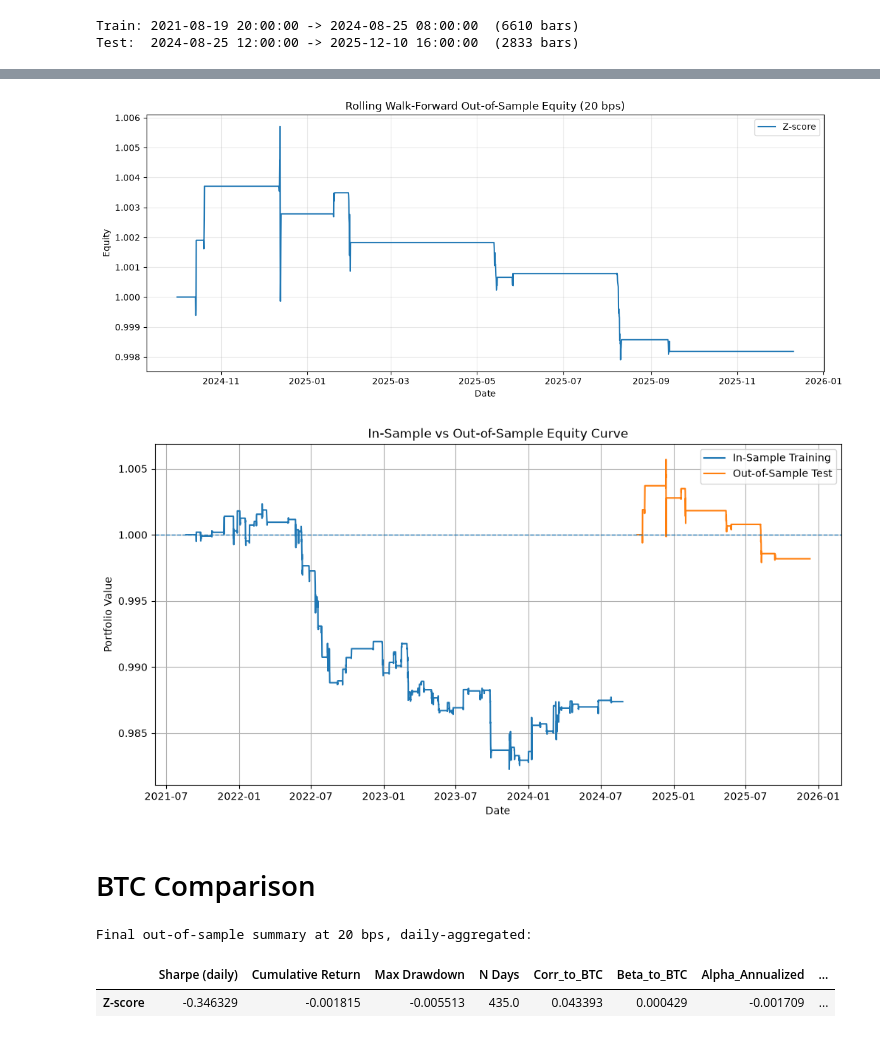
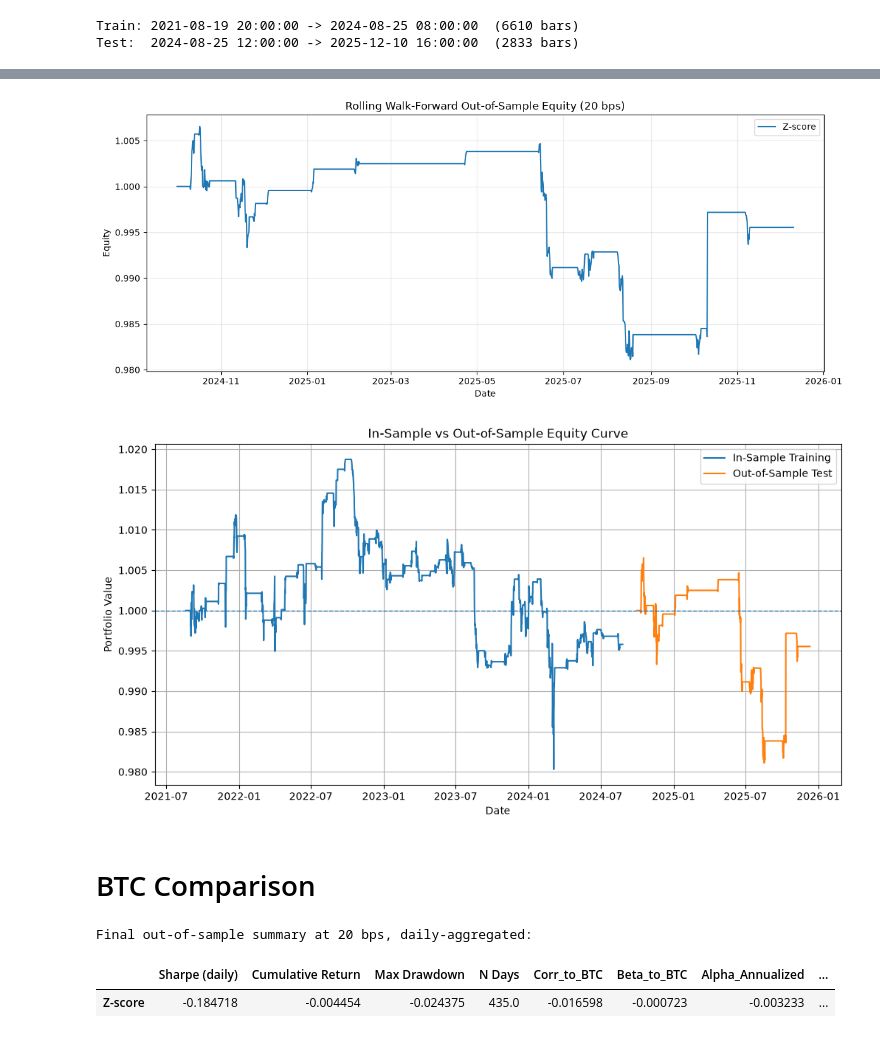
Before and after one commit to blrodriguez18/WSQproject, a Jupyter notebook: clean.ipynb, the cells around one changed output, grey strips where cells are left out. Drawn from its saved outputs; the diff is of its cells as text; code cells hidden in the pictures.

```diff
--- a/clean.ipynb
+++ b/clean.ipynb
@@ -296,7 +296,7 @@ def rolling_zscore(series, window=25):
 # ----------------------------------------------
 # Create Z-score positions per timestamp
 # ----------------------------------------------
-def build_zscore_positions(z, entry_z=2.0, exit_z=0.25, min_persist=4, cooldown_bars=0, allow_entry=None):
+def build_zscore_positions(z, entry_z=2.0, exit_z=0.25, min_persist=MIN_PERSIST, cooldown_bars=0, allow_entry=None):
     position = 0
     cooldown = 0
     below_count = 0
@@ -452,7 +452,7 @@ FEE_BPS_MAIN = 20.0
 WINDOW = 25
 Z_ENTRY = 2.5
 Z_EXIT = 0.5
-MIN_PERSIST = 2
+MIN_PERSIST = 1
 COOLDOWN_BARS = 0
 VOL_WINDOW = 50
 
@@ -669,7 +669,7 @@ def simple_grid_search(prices_1h, fee_bps=20.0):
             window_bars = max(5, round(wh / hours))
 
             for cooldown_bars in cooldown_bars_grid:
-                port_ret, _, _, _, _ = quarterly_walkforward(p_train, start_date=train_start, lookback=wf_lookback, param_value=Z_ENTRY, fee_bps=fee_bps, window=window_bars, exit_z=Z_EXIT, max_pairs=20, min_persist=2, cooldown_bars=cooldown_bars, pair_cache=pair_cache, timeframe_hours=hours)
+                port_ret, _, _, _, _ = quarterly_walkforward(p_train, start_date=train_start, lookback=wf_lookback, param_value=Z_ENTRY, fee_bps=fee_bps, window=window_bars, exit_z=Z_EXIT, max_pairs=20, min_persist=MIN_PERSIST, cooldown_bars=cooldown_bars, pair_cache=pair_cache, timeframe_hours=hours)
 
                 if port_ret.empty:
                     continue
@@ -786,7 +800,7 @@ z_port_ret, z_port_equity, z_w_applied, z_quarters, z_pair_bts = quarterly_walkf
     window=BEST_WINDOW_Z,
     exit_z=Z_EXIT,
     max_pairs=20,
-    min_persist=2,
+    min_persist=MIN_PERSIST,
     cooldown_bars=BEST_COOLDOWN_Z,
     timeframe_hours=BEST_TIMEFRAME_Z
 )
@@ -1076,7 +1090,7 @@ plt.grid(True, alpha=0.3)
 plt.tight_layout()
 plt.show()
 # %% [output]
-[figure, old version]
+[figure, new version]
 # %%
 p_train_best = train_best_z.copy()
 
@@ -1102,40 +1116,40 @@ train_bts, train_rets, train_metrics = run_pairs(
     Z_ENTRY,
     FEE_BPS_MAIN,
     window=BEST_WINDOW_Z,
-    min_persist=2,
+    min_persist=MIN_PERSIST,
     cooldown_bars=BEST_COOLDOWN_Z,
     timeframe_hours=BEST_TIMEFRAME_Z
 )
 
 # Build an equal-volatility training portfolio
 train_rets_df = pd.concat(train_rets.values(), axis=1, join="inner").dropna(how="any")
 train_inv_vol = 1 / train_rets_df.std().replace(0, np.nan)
 train_weights = train_inv_vol / train_inv_vol.sum()
 train_port_ret = train_rets_df.mul(train_weights, axis=1).sum(axis=1)
 
 # Training equity curve
 train_equity = (1 + train_port_ret).cumprod()
 
 # Out-of-sample equity curve from the quarterly walk-forward
 test_equity = z_port_equity.copy()
 
 # Normalize both curves to start at 1
 train_equity = train_equity / train_equity.iloc[0]
 test_equity = test_equity / test_equity.iloc[0]
 
 # Plot
 plt.figure(figsize=(12, 6))
 plt.plot(train_equity.index, train_equity.values, label="In-Sample Training")
 plt.plot(test_equity.index, test_equity.values, label="Out-of-Sample Test")
 plt.axhline(1.0, linestyle="--", linewidth=1)
 plt.xlabel("Date")
 plt.ylabel("Portfolio Value")
 plt.title("In-Sample vs Out-of-Sample Equity Curve")
 plt.legend()
 plt.grid(True)
 plt.show()
 # %% [output]
-[figure, old version]
+[figure, new version]
 # %% [markdown]
 # BTC Comparison
 # %%
@@ -1188,7 +1202,7 @@ final_summary
 # %% [output]
 Final out-of-sample summary at 20 bps, daily-aggregated:
 |  | Sharpe (daily) | Cumulative Return | Max Drawdown | N Days | Corr_to_BTC | Beta_to_BTC | Alpha_Annualized | ... |
-| Z-score | -0.346329 | -0.001815 | -0.005513 | 435.0 | 0.043393 | 0.000429 | -0.001709 | ... |
+| Z-score | -0.184718 | -0.004454 | -0.024375 | 435.0 | -0.016598 | -0.000723 | -0.003233 | ... |
 # %%
 # ----------------------------------------------
 # Compare strategy vs BTC buy-and-hold
```
Also changed, not shown: parts of 9 cells of this notebook.
